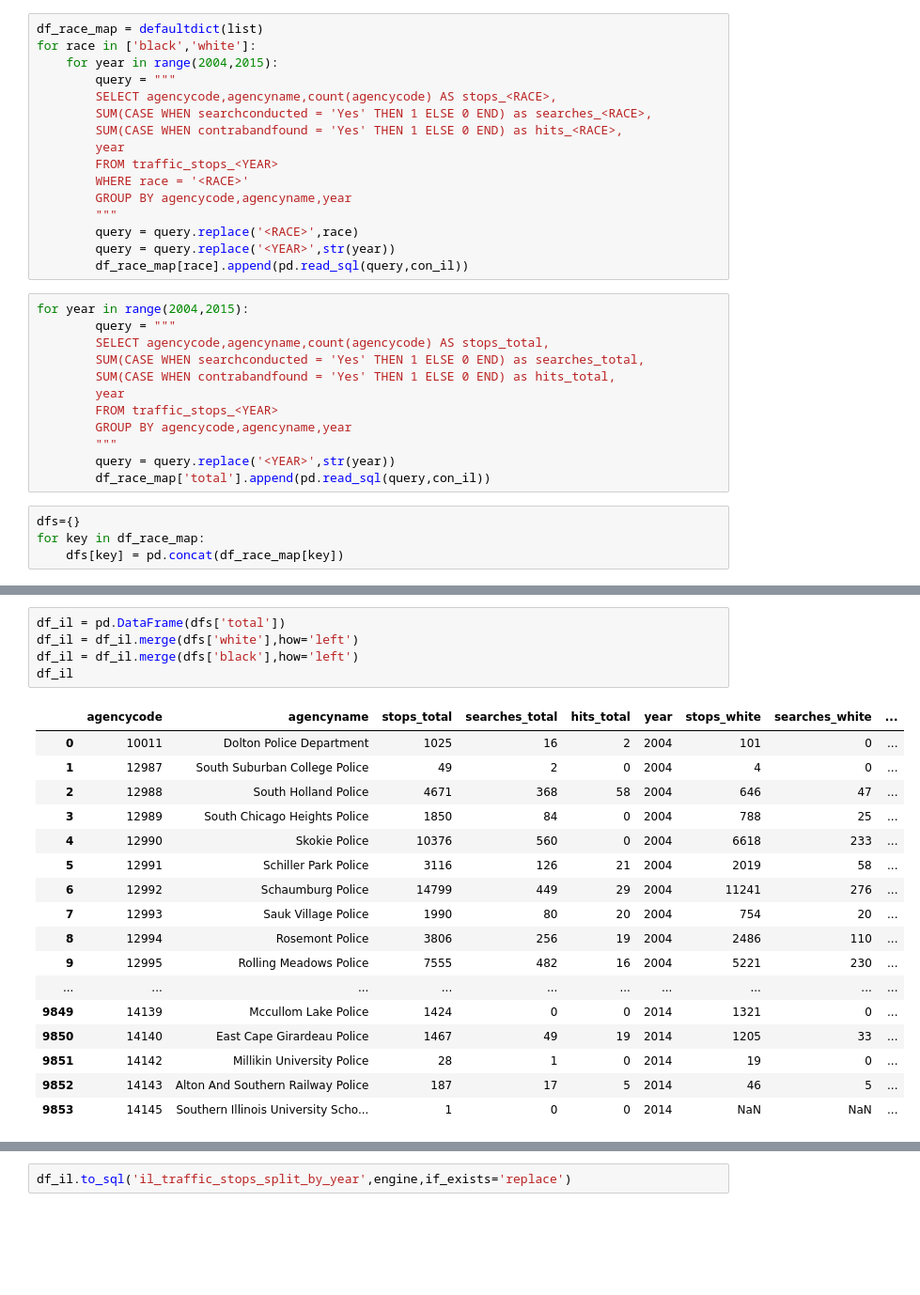
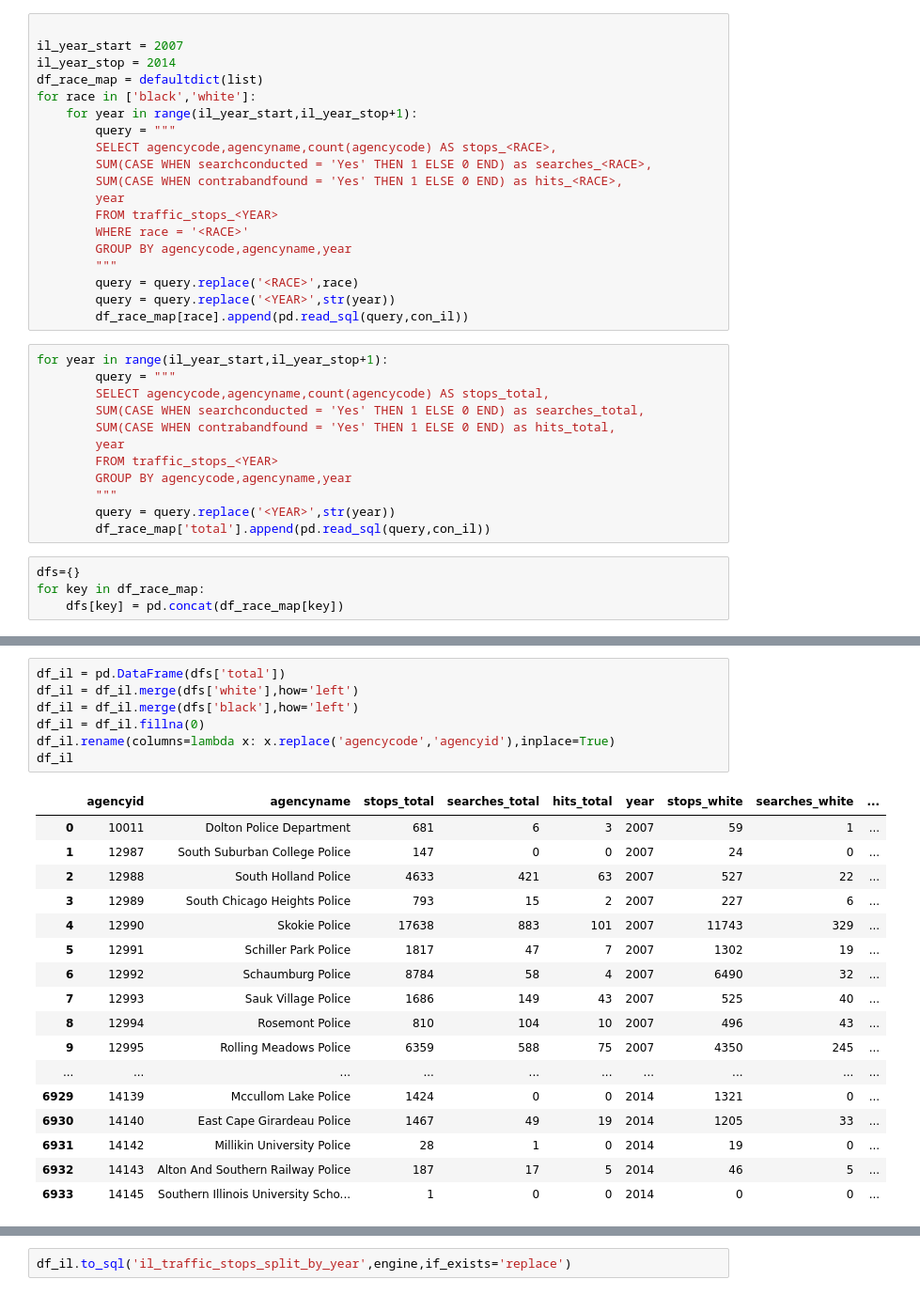
Before and after one commit to along528/insight, a Jupyter notebook: studies/combination/combined_traffic.ipynb, the cells around one changed output, grey strips where cells are left out. Shown at 94% size. Drawn from its saved outputs; the diff is of its cells as text; blank space fills up the shorter version.

```diff
--- a/studies/combination/combined_traffic.ipynb
+++ b/studies/combination/combined_traffic.ipynb
@@ -37,7 +39,10 @@ con_il = psycopg2.connect(database = dbname, user = username, host='localhost',
 # %%
+
+il_year_start = 2007
+il_year_stop = 2014
 df_race_map = defaultdict(list)
 for race in ['black','white']:
-    for year in range(2004,2015):
+    for year in range(il_year_start,il_year_stop+1):
         query = """
         SELECT agencycode,agencyname,count(agencycode) AS stops_<RACE>,
         SUM(CASE WHEN searchconducted = 'Yes' THEN 1 ELSE 0 END) as searches_<RACE>,
@@ -51,7 +56,7 @@ for race in ['black','white']:
         query = query.replace('<YEAR>',str(year))
         df_race_map[race].append(pd.read_sql(query,con_il))
 # %%
-for year in range(2004,2015):
+for year in range(il_year_start,il_year_stop+1):
         query = """
         SELECT agencycode,agencyname,count(agencycode) AS stops_total,
         SUM(CASE WHEN searchconducted = 'Yes' THEN 1 ELSE 0 END) as searches_total,
@@ -97,23 +102,25 @@ dfs['total']
 # %%
 df_il = pd.DataFrame(dfs['total'])
 df_il = df_il.merge(dfs['white'],how='left')
 df_il = df_il.merge(dfs['black'],how='left')
+df_il = df_il.fillna(0)
+df_il.rename(columns=lambda x: x.replace('agencycode','agencyid'),inplace=True)
 df_il
 # %% [output]
-|  | agencycode | agencyname | stops_total | searches_total | hits_total | year | stops_white | searches_white | ... |
-| 0 | 10011 | Dolton Police Department | 1025 | 16 | 2 | 2004 | 101 | 0 | ... |
-| 1 | 12987 | South Suburban College Police | 49 | 2 | 0 | 2004 | 4 | 0 | ... |
-| 2 | 12988 | South Holland Police | 4671 | 368 | 58 | 2004 | 646 | 47 | ... |
-| 3 | 12989 | South Chicago Heights Police | 1850 | 84 | 0 | 2004 | 788 | 25 | ... |
-| 4 | 12990 | Skokie Police | 10376 | 560 | 0 | 2004 | 6618 | 233 | ... |
-| 5 | 12991 | Schiller Park Police | 3116 | 126 | 21 | 2004 | 2019 | 58 | ... |
-| 6 | 12992 | Schaumburg Police | 14799 | 449 | 29 | 2004 | 11241 | 276 | ... |
-| 7 | 12993 | Sauk Village Police | 1990 | 80 | 20 | 2004 | 754 | 20 | ... |
-| 8 | 12994 | Rosemont Police | 3806 | 256 | 19 | 2004 | 2486 | 110 | ... |
-| 9 | 12995 | Rolling Meadows Police | 7555 | 482 | 16 | 2004 | 5221 | 230 | ... |
+|  | agencyid | agencyname | stops_total | searches_total | hits_total | year | stops_white | searches_white | ... |
+| 0 | 10011 | Dolton Police Department | 681 | 6 | 3 | 2007 | 59 | 1 | ... |
+| 1 | 12987 | South Suburban College Police | 147 | 0 | 0 | 2007 | 24 | 0 | ... |
+| 2 | 12988 | South Holland Police | 4633 | 421 | 63 | 2007 | 527 | 22 | ... |
+| 3 | 12989 | South Chicago Heights Police | 793 | 15 | 2 | 2007 | 227 | 6 | ... |
+| 4 | 12990 | Skokie Police | 17638 | 883 | 101 | 2007 | 11743 | 329 | ... |
+| 5 | 12991 | Schiller Park Police | 1817 | 47 | 7 | 2007 | 1302 | 19 | ... |
+| 6 | 12992 | Schaumburg Police | 8784 | 58 | 4 | 2007 | 6490 | 32 | ... |
+| 7 | 12993 | Sauk Village Police | 1686 | 149 | 43 | 2007 | 525 | 40 | ... |
+| 8 | 12994 | Rosemont Police | 810 | 104 | 10 | 2007 | 496 | 43 | ... |
+| 9 | 12995 | Rolling Meadows Police | 6359 | 588 | 75 | 2007 | 4350 | 245 | ... |
 | ... | ... | ... | ... | ... | ... | ... | ... | ... | ... |
-| 9849 | 14139 | Mccullom Lake Police | 1424 | 0 | 0 | 2014 | 1321 | 0 | ... |
-| 9850 | 14140 | East Cape Girardeau Police | 1467 | 49 | 19 | 2014 | 1205 | 33 | ... |
-| 9851 | 14142 | Millikin University Police | 28 | 1 | 0 | 2014 | 19 | 0 | ... |
-| 9852 | 14143 | Alton And Southern Railway Police | 187 | 17 | 5 | 2014 | 46 | 5 | ... |
-| 9853 | 14145 | Southern Illinois University Scho... | 1 | 0 | 0 | 2014 | NaN | NaN | ... |
+| 6929 | 14139 | Mccullom Lake Police | 1424 | 0 | 0 | 2014 | 1321 | 0 | ... |
+| 6930 | 14140 | East Cape Girardeau Police | 1467 | 49 | 19 | 2014 | 1205 | 33 | ... |
+| 6931 | 14142 | Millikin University Police | 28 | 1 | 0 | 2014 | 19 | 0 | ... |
+| 6932 | 14143 | Alton And Southern Railway Police | 187 | 17 | 5 | 2014 | 46 | 5 | ... |
+| 6933 | 14145 | Southern Illinois University Scho... | 1 | 0 | 0 | 2014 | 0 | 0 | ... |
```
Also changed, not shown: parts of 25 cells of this notebook, 2 other files.
